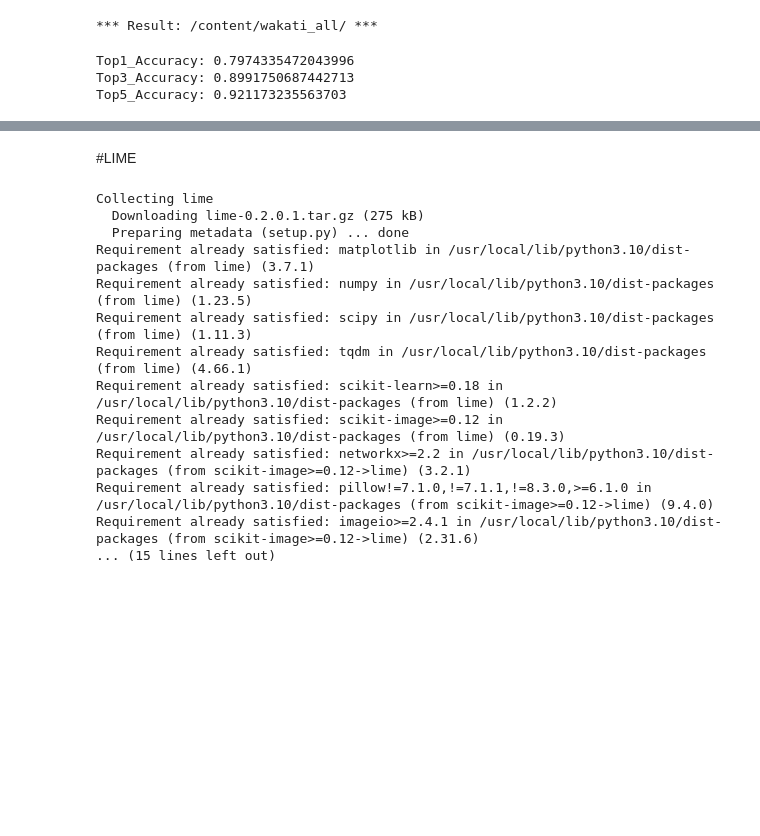
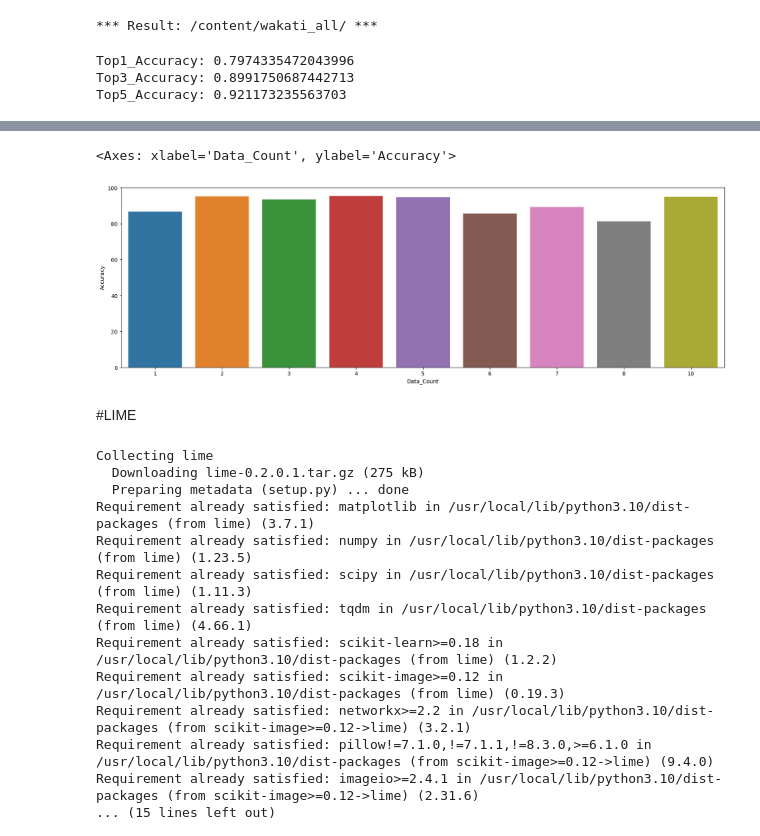
Before and after one commit to Takumi173/2023Test, a Jupyter notebook: Coding_3_PredictWithCreatedModel.ipynb, the cells around one changed output, grey strips where cells are left out. Drawn from its saved outputs; the diff is of its cells as text; code cells hidden in the pictures; blank space fills up the shorter version.

```diff
--- a/Coding_3_PredictWithCreatedModel.ipynb
+++ b/Coding_3_PredictWithCreatedModel.ipynb
@@ -264,0 +328,6 @@ Top5_Accuracy: 0.921173235563703
+# %%
+Metrics_data_cnt = Metrics_class.groupby('ICD10_Term_WAKATI').agg({'ICD10_Term_WAKATI':'sum', 'TF':'sum'})
+Metrics_data_cnt["Accuracy"] = Metrics_data_cnt['TF'] / Metrics_data_cnt['ICD10_Term_WAKATI'] * 100
+Metrics_data_cnt = Metrics_data_cnt.rename(columns={'ICD10_Term_WAKATI':'Records_All', 'TF': 'Records_Ture'}).reset_index()
+Metrics_data_cnt = Metrics_data_cnt.rename(columns={'ICD10_Term_WAKATI':'Data_Count'})
+Metrics_data_cnt
@@ -265,3 +345,9 @@ Top5_Accuracy: 0.921173235563703
+# %%
+plt.figure(figsize=(20, 6))
+sns.barplot(x='Data_Count', y='Accuracy', data=Metrics_data_cnt)
+# %% [output]
+<Axes: xlabel='Data_Count', ylabel='Accuracy'>
+[figure, added]
 # %% [markdown]
 #LIME
 # %%
```
Also changed, not shown: parts of 10 cells of this notebook.
